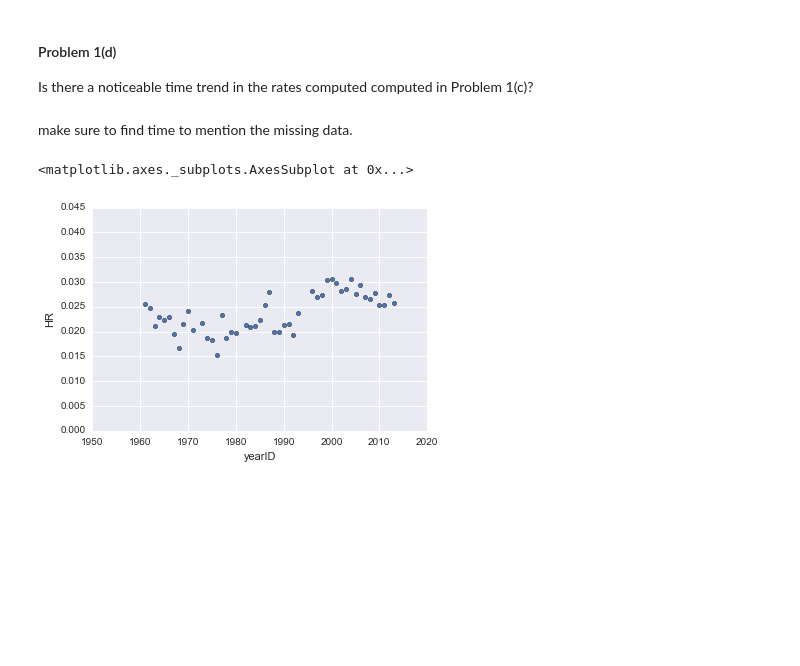
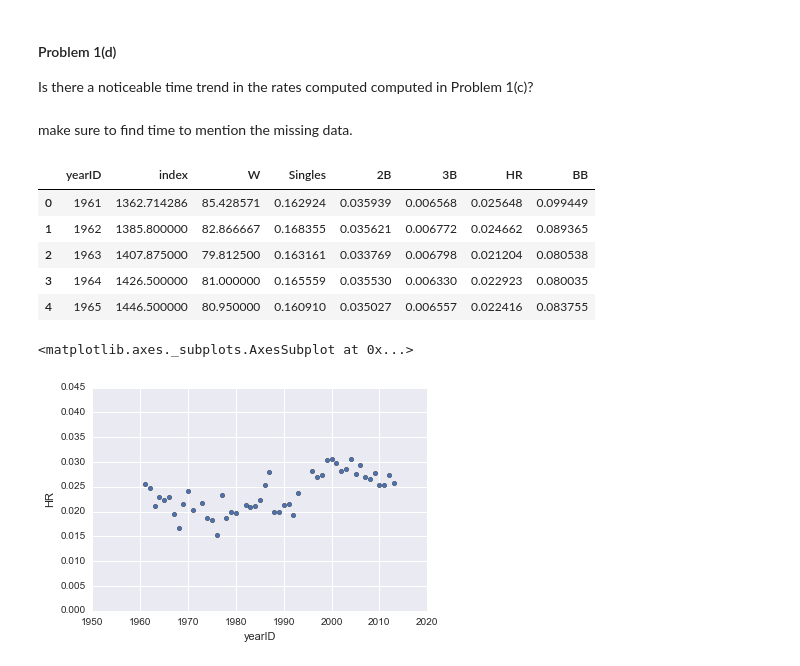
Before and after one commit to AnilKumarTeegala/DSE220_Machine_Learning, a Jupyter notebook: IPynb/Assignment_2_MAS.ipynb, the cells around one changed output. Cells and saved outputs as stored; diff of their text form; code cells hidden in the pictures; blank space fills up the shorter version.

```diff
--- a/IPynb/Assignment_2_MAS.ipynb
+++ b/IPynb/Assignment_2_MAS.ipynb
@@ -196,10 +196,18 @@ make sure to find time to mention the missing data.
 # %%
 yearTrends = stats.groupby('yearID').mean().reset_index()
 
 try:
     yearTrends.drop('Unnamed: 1', axis=1, inplace=True)
 except:
     pass
+yearTrends.head()
+# %% [output]
+|  | yearID | index | W | Singles | 2B | 3B | HR | BB |
+| 0 | 1961 | 1362.714286 | 85.428571 | 0.162924 | 0.035939 | 0.006568 | 0.025648 | 0.099449 |
+| 1 | 1962 | 1385.800000 | 82.866667 | 0.168355 | 0.035621 | 0.006772 | 0.024662 | 0.089365 |
+| 2 | 1963 | 1407.875000 | 79.812500 | 0.163161 | 0.033769 | 0.006798 | 0.021204 | 0.080538 |
+| 3 | 1964 | 1426.500000 | 81.000000 | 0.165559 | 0.035530 | 0.006330 | 0.022923 | 0.080035 |
+| 4 | 1965 | 1446.500000 | 80.950000 | 0.160910 | 0.035027 | 0.006557 | 0.022416 | 0.083755 |
 # %%
 #plt.figure(figsize = (100,20));
 
```
Also changed, not shown: parts of 5 cells of this notebook.
